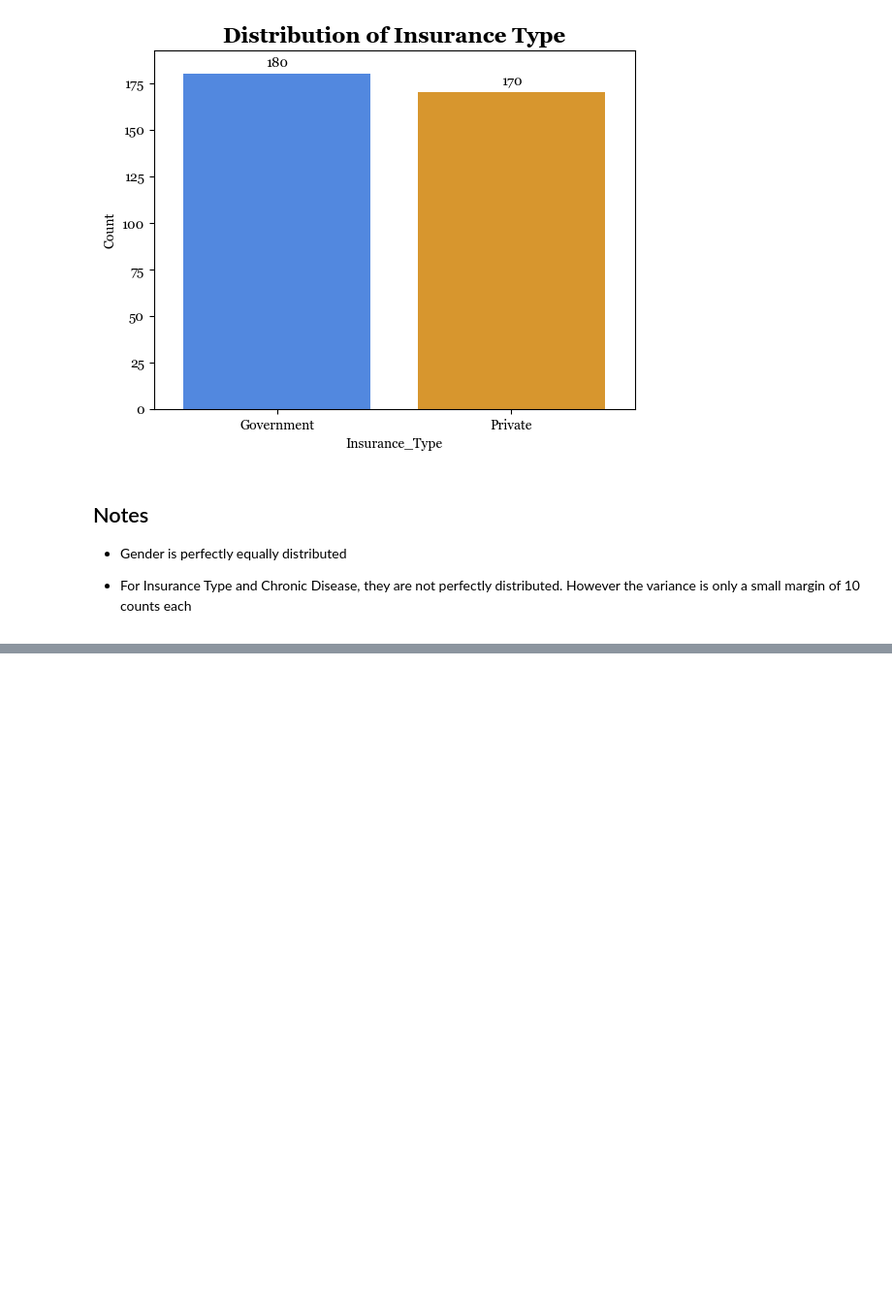
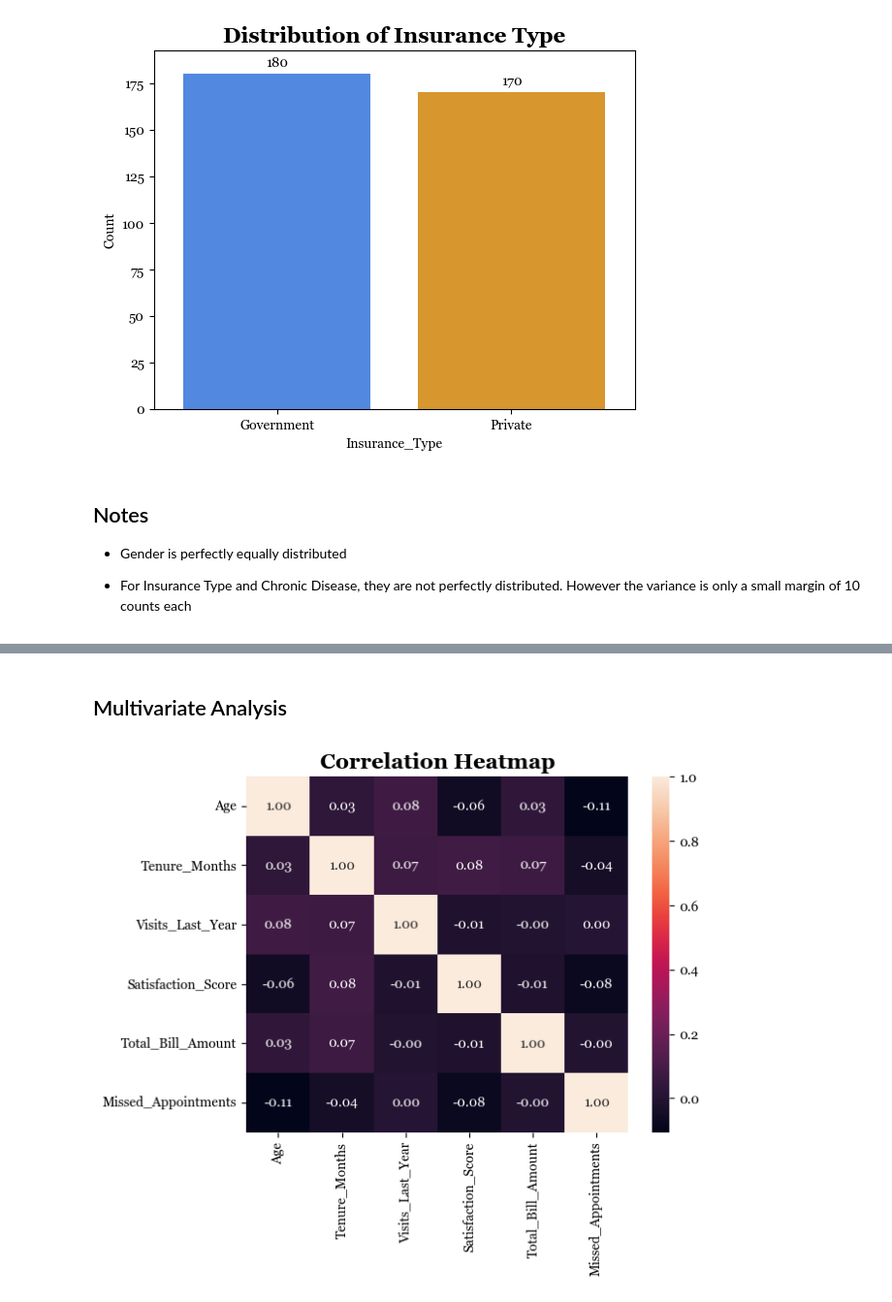
Before and after one commit to murithidenisgitobu/PATIENT-CHURN-PREDICTION, a Jupyter notebook: Patient_Churn_Notebook.ipynb, the cells around one changed output, grey strips where cells are left out. Shown at 97% size. Drawn from its saved outputs; the diff is of its cells as text; code cells hidden in the pictures; blank space fills up the shorter version.

```diff
--- a/Patient_Churn_Notebook.ipynb
+++ b/Patient_Churn_Notebook.ipynb
@@ -176,0 +240,10 @@ plt.show()
+# %% [markdown]
+## Multivariate Analysis
+# %%
+# Create a correlation heatmap to visualize correlation between numerical columns
+# This will help avoid potential multicollinearity
+sns.heatmap(num_cols_data.corr(), annot=True, fmt=".2f")
+plt.title("Correlation Heatmap")
+plt.show()
+# %% [output]
+[figure, added]
```
Also changed, not shown: parts of 9 cells of this notebook.
